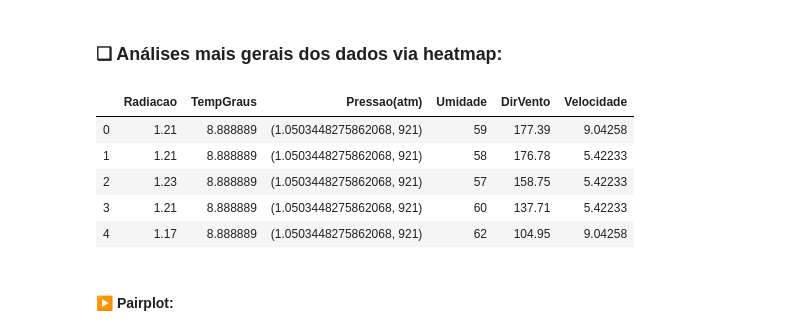
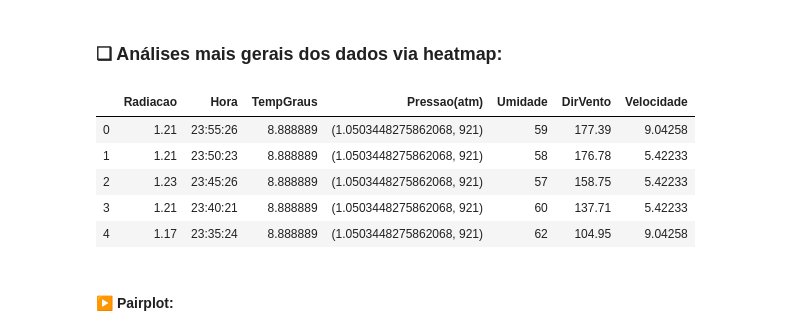
Before and after one commit to GustavoG-bot/projeto2data, a Jupyter notebook: projeto2.ipynb, the cells around one changed output. Saved outputs shown, nothing was run; the diff lists cells and outputs as text; code cells hidden in the pictures.

```diff
--- a/projeto2.ipynb
+++ b/projeto2.ipynb
@@ -253,16 +254,16 @@ plt.show()
 ### ❑ Análises mais gerais dos dados via heatmap:
 # %%
 #Fazendo um "pequeno" filtro para uma análise melhor dos dados, ou seja, pegando só variáveis quantitativas importantes:
-heat = dataframe.loc[:,['Radiacao','TempGraus',
+heat = dataframe.loc[:,['Radiacao','Hora','TempGraus',
                         'Pressao(atm)','Umidade','DirVento','Velocidade']]
 heat.head(5)
 # %% [output]
-|  | Radiacao | TempGraus | Pressao(atm) | Umidade | DirVento | Velocidade |
-| 0 | 1.21 | 8.888889 | (1.0503448275862068, 921) | 59 | 177.39 | 9.04258 |
-| 1 | 1.21 | 8.888889 | (1.0503448275862068, 921) | 58 | 176.78 | 5.42233 |
-| 2 | 1.23 | 8.888889 | (1.0503448275862068, 921) | 57 | 158.75 | 5.42233 |
-| 3 | 1.21 | 8.888889 | (1.0503448275862068, 921) | 60 | 137.71 | 5.42233 |
-| 4 | 1.17 | 8.888889 | (1.0503448275862068, 921) | 62 | 104.95 | 9.04258 |
+|  | Radiacao | Hora | TempGraus | Pressao(atm) | Umidade | DirVento | Velocidade |
+| 0 | 1.21 | 23:55:26 | 8.888889 | (1.0503448275862068, 921) | 59 | 177.39 | 9.04258 |
+| 1 | 1.21 | 23:50:23 | 8.888889 | (1.0503448275862068, 921) | 58 | 176.78 | 5.42233 |
+| 2 | 1.23 | 23:45:26 | 8.888889 | (1.0503448275862068, 921) | 57 | 158.75 | 5.42233 |
+| 3 | 1.21 | 23:40:21 | 8.888889 | (1.0503448275862068, 921) | 60 | 137.71 | 5.42233 |
+| 4 | 1.17 | 23:35:24 | 8.888889 | (1.0503448275862068, 921) | 62 | 104.95 | 9.04258 |
 # %% [markdown]
 #### ▶ Pairplot:
 # %%
```
Also changed, not shown: parts of 22 cells of this notebook.
